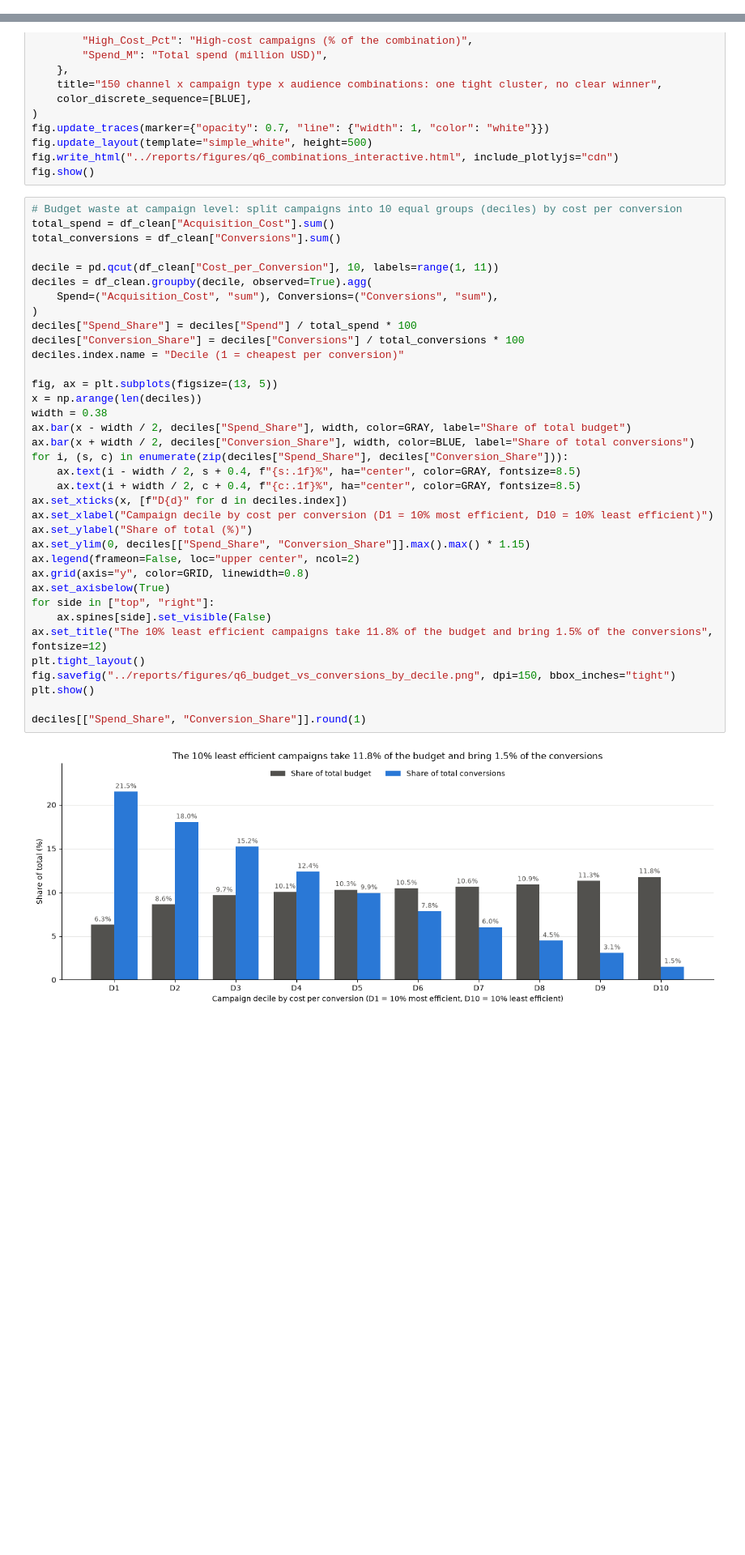
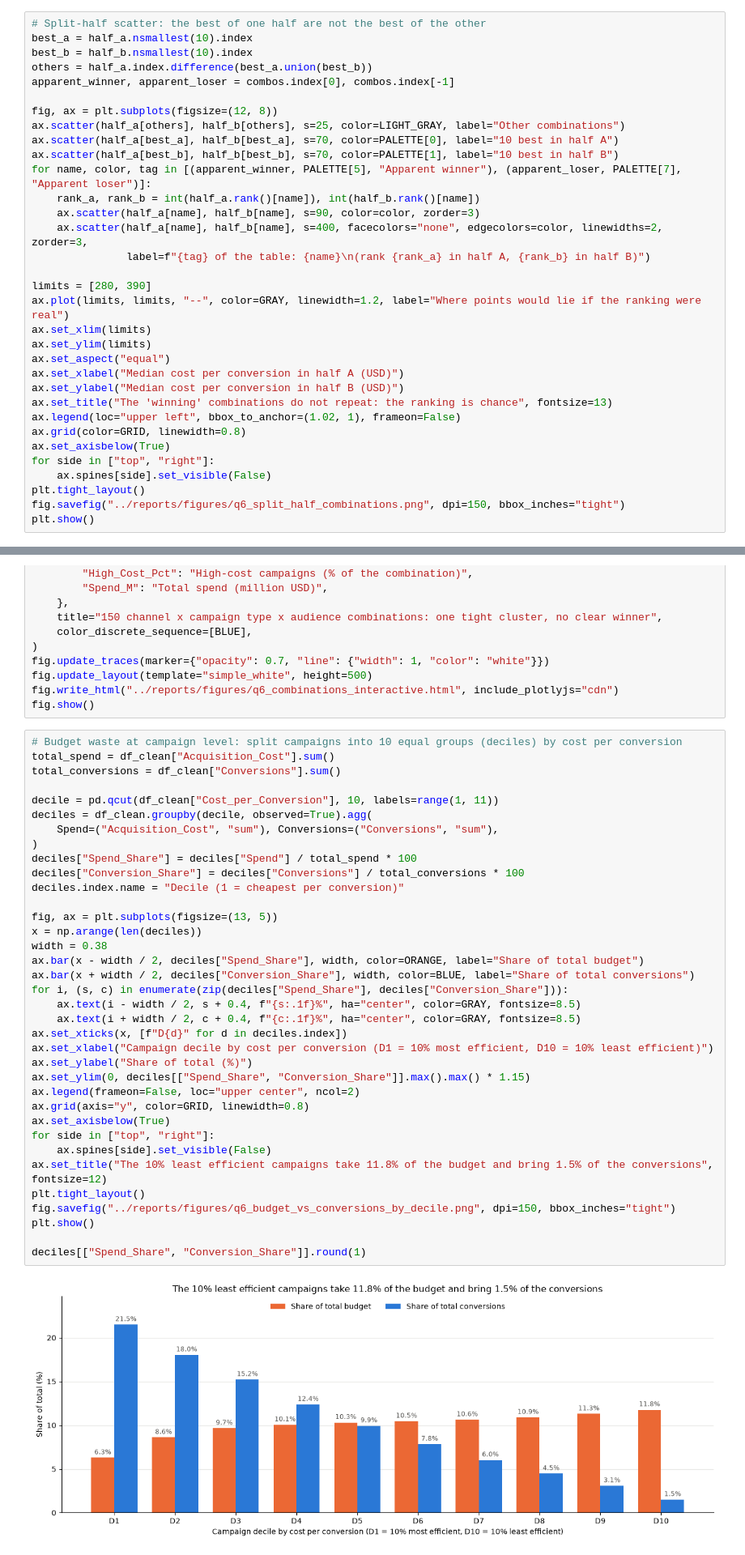
Before and after one commit to IA-P1-BCN/EDA_project_by_Rita, a Jupyter notebook: notebooks/01_eda_marketing_campaigns.ipynb, the cells around one changed output, grey strips where cells are left out. Shown at 81% size. Saved outputs shown, nothing was run; the diff lists cells and outputs as text; blank space fills up the shorter version.

```diff
--- a/notebooks/01_eda_marketing_campaigns.ipynb
+++ b/notebooks/01_eda_marketing_campaigns.ipynb
@@ -1150,0 +1244,33 @@ Apparent best and worst 5 combinations (full data):
+# %%
+# Split-half scatter: the best of one half are not the best of the other
+best_a = half_a.nsmallest(10).index
+best_b = half_b.nsmallest(10).index
+others = half_a.index.difference(best_a.union(best_b))
+apparent_winner, apparent_loser = combos.index[0], combos.index[-1]
+
+fig, ax = plt.subplots(figsize=(12, 8))
+ax.scatter(half_a[others], half_b[others], s=25, color=LIGHT_GRAY, label="Other combinations")
+ax.scatter(half_a[best_a], half_b[best_a], s=70, color=PALETTE[0], label="10 best in half A")
+ax.scatter(half_a[best_b], half_b[best_b], s=70, color=PALETTE[1], label="10 best in half B")
+for name, color, tag in [(apparent_winner, PALETTE[5], "Apparent winner"), (apparent_loser, PALETTE[7], "Apparent loser")]:
+    rank_a, rank_b = int(half_a.rank()[name]), int(half_b.rank()[name])
+    ax.scatter(half_a[name], half_b[name], s=90, color=color, zorder=3)
+    ax.scatter(half_a[name], half_b[name], s=400, facecolors="none", edgecolors=color, linewidths=2, zorder=3,
+               label=f"{tag} of the table: {name}\n(rank {rank_a} in half A, {rank_b} in half B)")
+
+limits = [280, 390]
+ax.plot(limits, limits, "--", color=GRAY, linewidth=1.2, label="Where points would lie if the ranking were real")
+ax.set_xlim(limits)
+ax.set_ylim(limits)
+ax.set_aspect("equal")
+ax.set_xlabel("Median cost per conversion in half A (USD)")
+ax.set_ylabel("Median cost per conversion in half B (USD)")
+ax.set_title("The 'winning' combinations do not repeat: the ranking is chance", fontsize=13)
+ax.legend(loc="upper left", bbox_to_anchor=(1.02, 1), frameon=False)
+ax.grid(color=GRID, linewidth=0.8)
+ax.set_axisbelow(True)
+for side in ["top", "right"]:
+    ax.spines[side].set_visible(False)
+plt.tight_layout()
+fig.savefig("../reports/figures/q6_split_half_combinations.png", dpi=150, bbox_inches="tight")
+plt.show()
@@ -1208,35 +1336,35 @@ decile = pd.qcut(df_clean["Cost_per_Conversion"], 10, labels=range(1, 11))
 deciles = df_clean.groupby(decile, observed=True).agg(
     Spend=("Acquisition_Cost", "sum"), Conversions=("Conversions", "sum"),
 )
 deciles["Spend_Share"] = deciles["Spend"] / total_spend * 100
 deciles["Conversion_Share"] = deciles["Conversions"] / total_conversions * 100
 deciles.index.name = "Decile (1 = cheapest per conversion)"
 
 fig, ax = plt.subplots(figsize=(13, 5))
 x = np.arange(len(deciles))
 width = 0.38
-ax.bar(x - width / 2, deciles["Spend_Share"], width, color=GRAY, label="Share of total budget")
+ax.bar(x - width / 2, deciles["Spend_Share"], width, color=ORANGE, label="Share of total budget")
 ax.bar(x + width / 2, deciles["Conversion_Share"], width, color=BLUE, label="Share of total conversions")
 for i, (s, c) in enumerate(zip(deciles["Spend_Share"], deciles["Conversion_Share"])):
     ax.text(i - width / 2, s + 0.4, f"{s:.1f}%", ha="center", color=GRAY, fontsize=8.5)
     ax.text(i + width / 2, c + 0.4, f"{c:.1f}%", ha="center", color=GRAY, fontsize=8.5)
 ax.set_xticks(x, [f"D{d}" for d in deciles.index])
 ax.set_xlabel("Campaign decile by cost per conversion (D1 = 10% most efficient, D10 = 10% least efficient)")
 ax.set_ylabel("Share of total (%)")
 ax.set_ylim(0, deciles[["Spend_Share", "Conversion_Share"]].max().max() * 1.15)
 ax.legend(frameon=False, loc="upper center", ncol=2)
 ax.grid(axis="y", color=GRID, linewidth=0.8)
 ax.set_axisbelow(True)
 for side in ["top", "right"]:
     ax.spines[side].set_visible(False)
 ax.set_title("The 10% least efficient campaigns take 11.8% of the budget and bring 1.5% of the conversions", fontsize=12)
 plt.tight_layout()
 fig.savefig("../reports/figures/q6_budget_vs_conversions_by_decile.png", dpi=150, bbox_inches="tight")
 plt.show()
 
 deciles[["Spend_Share", "Conversion_Share"]].round(1)
 # %% [output]
-[figure, old version]
+[figure, new version]
 |  | Spend_Share | Conversion_Share |
 | Decile (1 = cheapest per conversion) |  |  |
 | 1 | 6.3 | 21.5 |
```
Also changed, not shown: parts of 20 cells of this notebook, 7 other files.
